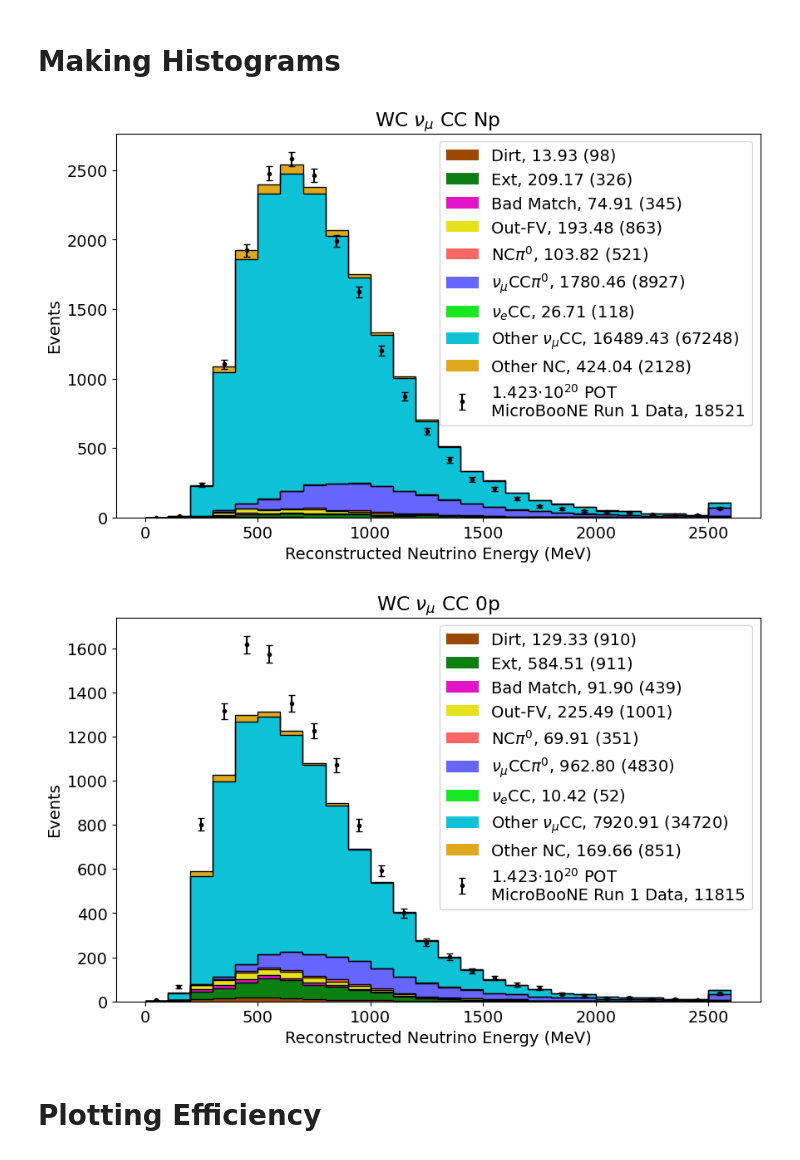
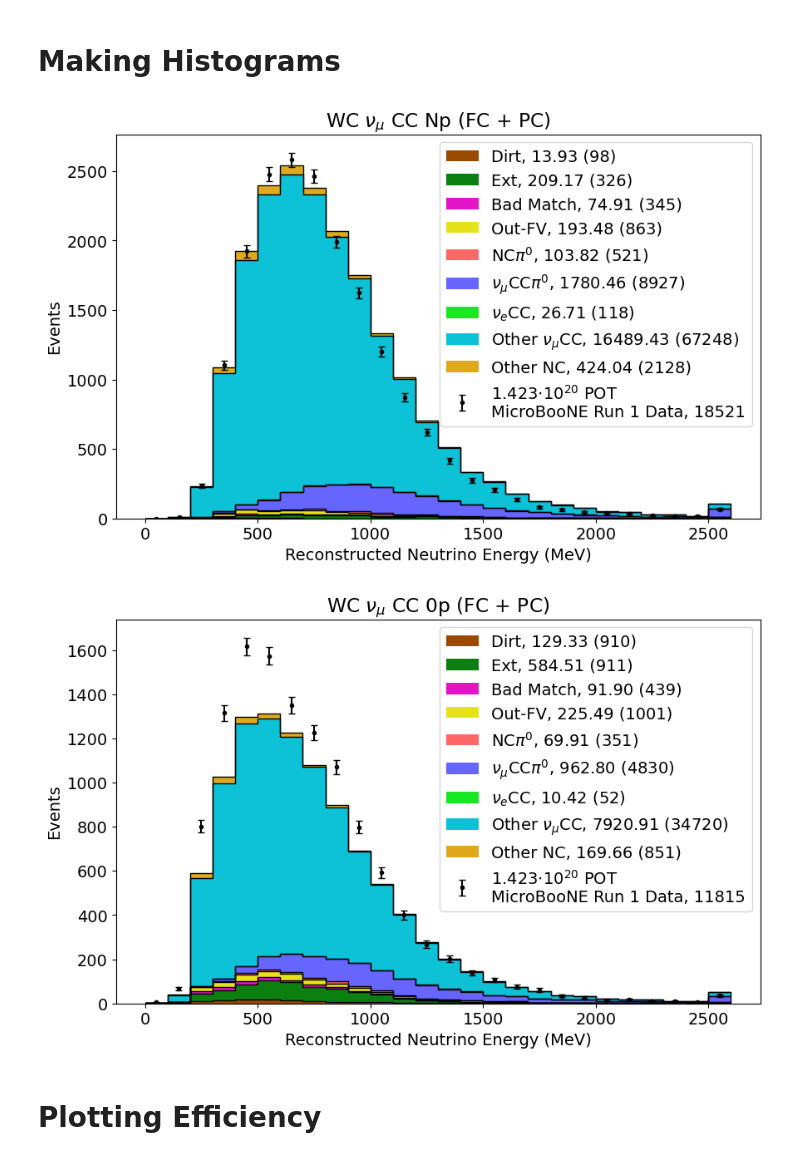
Before and after one commit to leehagaman/wc_ntuple_tutorial, a Jupyter notebook: tutorial.ipynb, the cells around one changed output. Drawn from its saved outputs; the diff is of its cells as text; code cells hidden in the pictures.

```diff
--- a/tutorial.ipynb
+++ b/tutorial.ipynb
@@ -351,8 +351,8 @@ bin_centers = np.append(bin_centers, bin_centers[-1]+bin_width)
 bin_centers_categories = [bin_centers for _ in range(num_categories)]
 
 sel_query_names = [
-    "numu_cc_flag >= 0 and numu_score > 0.9 and WC_reco_num_protons > 0", r"WC $\nu_\mu$ CC Np",
-    "numu_cc_flag >= 0 and numu_score > 0.9 and WC_reco_num_protons == 0", r"WC $\nu_\mu$ CC 0p",
+    "numu_cc_flag >= 0 and numu_score > 0.9 and WC_reco_num_protons > 0", r"WC $\nu_\mu$ CC Np (FC + PC)",
+    "numu_cc_flag >= 0 and numu_score > 0.9 and WC_reco_num_protons == 0", r"WC $\nu_\mu$ CC 0p (FC + PC)",
 ]
 
 sel_queries = sel_query_names[::2]
@@ -362,35 +362,35 @@ for sel_i in range(len(sel_queries)):
     sel_df = all_df.query(sel_queries[sel_i])
     sel_pred_df = sel_df.query("file!='data'")
     sel_data_df = sel_df.query("file=='data'")
 
     label_names = []
     counts_categories = []
     for q_i, query in enumerate(queries):
 
         hist = np.histogram(sel_pred_df.query(query)[x_variable], bins=bins, weights=sel_pred_df.query(query)["net_weight"])[0]
         count_weighted = np.sum(hist)
         count_unweighted = len(sel_pred_df.query(query))
 
         counts_categories.append(hist)
         label_names.append(f"{names[q_i]}, {np.sum(counts_categories[-1]):.2f} ({count_unweighted})")
 
     data_counts = np.histogram(sel_data_df[x_variable], bins=bins)[0]
     data_error = np.sqrt(data_counts)
 
     plt.figure(figsize=(10, 6))
     plt.hist(bin_centers_categories, weights=counts_categories, bins=display_bins, stacked=True, color=colors, label=label_names)
     plt.hist(bin_centers_categories, weights=counts_categories, bins=display_bins, stacked=True, color=colors_k, histtype="step")
     plt.errorbar(bin_centers, data_counts, yerr=data_error, capsize=3, color="k", fmt=".", label=f"{data_POT/1e20:.3f}"r"$\cdot{10}^{20}$ POT""\nMicroBooNE Run 1 Data"f", {len(sel_data_df)}")
     plt.xlabel(x_variable_name)
     plt.ylabel("Events")
     plt.legend()
     plt.title(sel_names[sel_i])
     plt.savefig(f"plots/{sel_names[sel_i]}.png")
 
 # These should be similar to plots in this paper: https://journals.aps.org/prd/abstract/10.1103/PhysRevD.110.013006
 # %% [output]
-[figure, old version]
+[figure, new version]
-[figure, old version]
+[figure, new version]
 # %% [markdown]
 # Plotting Efficiency
 # %%
```
Also changed, not shown: parts of 3 cells of this notebook.
